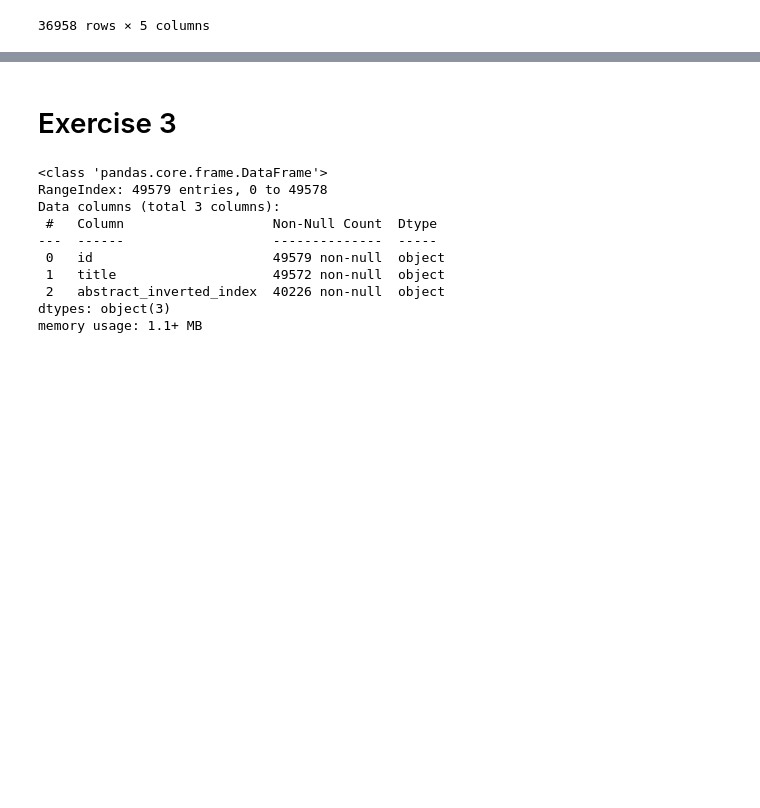
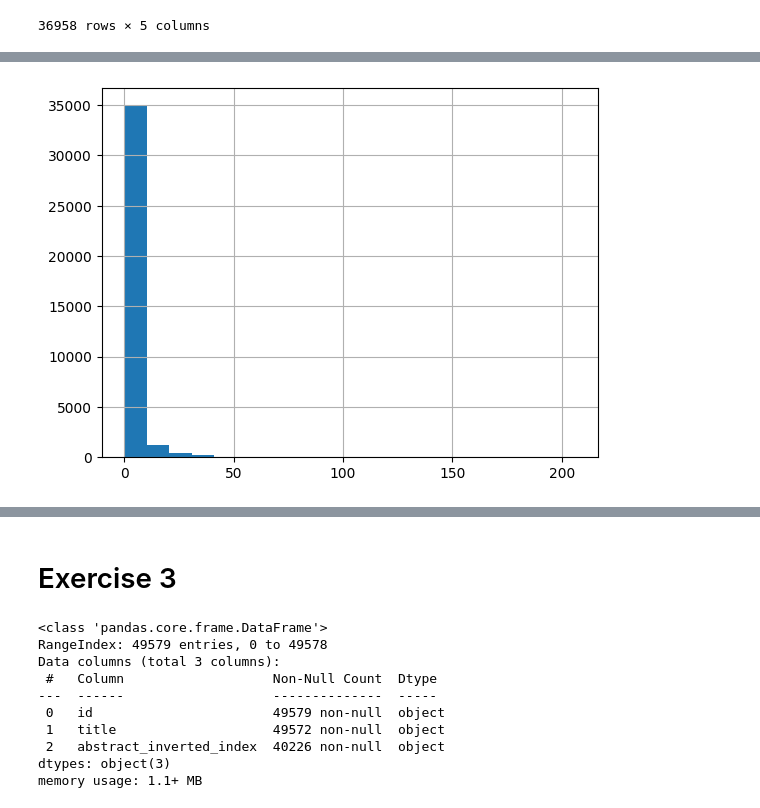
Before and after one commit to bertagrim/grenoble4research, a Jupyter notebook: grenoble4research.ipynb, the cells around one changed output, grey strips where cells are left out. Saved outputs shown, nothing was run; the diff lists cells and outputs as text; code cells hidden in the pictures; blank space fills up the shorter version.

```diff
--- a/grenoble4research.ipynb
+++ b/grenoble4research.ipynb
@@ -565,0 +564,4 @@ grenoble_authors.nlargest(10, 'connectedness_3')
+# %%
+hist = grenoble_authors['connectedness_1'].hist(bins=20)
+# %% [output]
+[figure, added]
```
Also changed, not shown: parts of 74 cells of this notebook.
